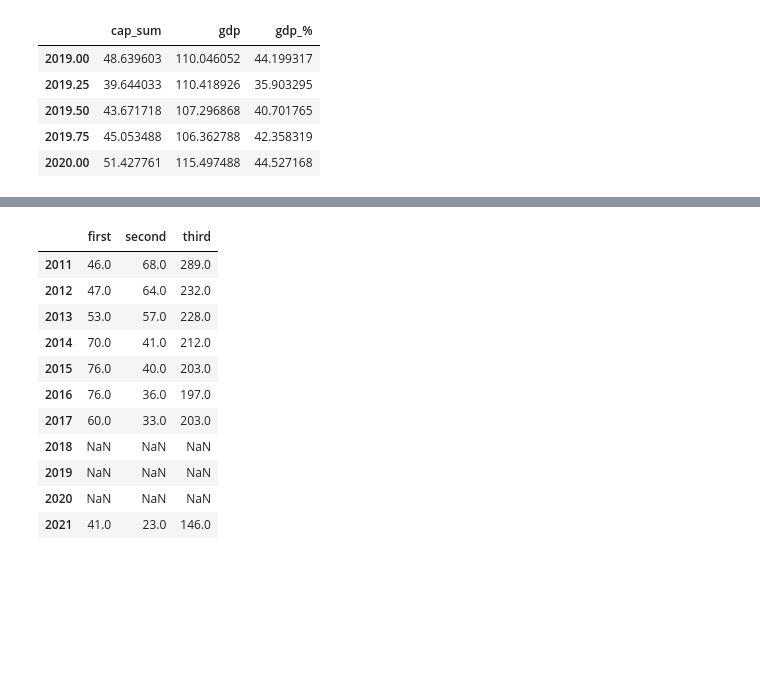
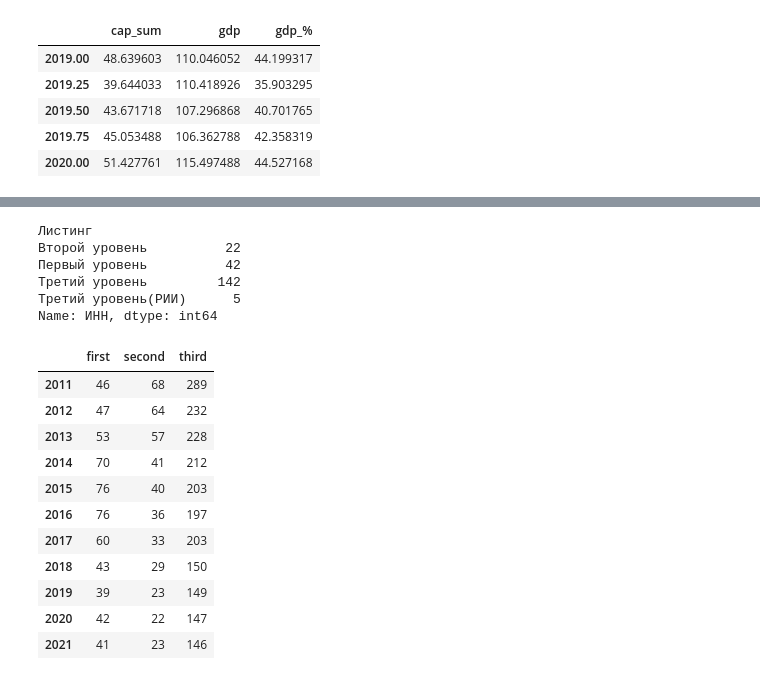
Before and after one commit to kostya-gh/stocks_prediction, a Jupyter notebook: market_cap.ipynb, the cells around one changed output, grey strips where cells are left out. Saved outputs shown, nothing was run; the diff lists cells and outputs as text; code cells hidden in the pictures; blank space fills up the shorter version.

```diff
--- a/market_cap.ipynb
+++ b/market_cap.ipynb
@@ -70,19 +71,29 @@ fig.savefig('market_cap.png', dpi=180)
+# %%
+df_cap = pd.read_excel('list-archive-01122020.xlsx', sheet_name=0, header=0, engine='openpyxl')
+df_cap[df_cap['Тип ценной бумаги'] == 'Акция обыкновенная'].groupby('Листинг')['ИНН'].count()
+# %% [output]
+Листинг
+Второй уровень          22
+Первый уровень          42
+Третий уровень         142
+Третий уровень(РИИ)      5
+Name: ИНН, dtype: int64
 # %%
-emitents = pd.DataFrame({'first': [46, 47, 53, 70, 76, 76, 60, np.nan, np.nan, np.nan, 41],
-                         'second': [68, 64, 57, 41, 40, 36, 33, np.nan, np.nan, np.nan, 23],
-                         'third': [289, 232, 228, 212, 203, 197, 203, np.nan, np.nan, np.nan, 146],
+emitents = pd.DataFrame({'first': [46, 47, 53, 70, 76, 76, 60, 43, 39, 42, 41],
+                         'second': [68, 64, 57, 41, 40, 36, 33, 29, 23, 22, 23],
+                         'third': [289, 232, 228, 212, 203, 197, 203, 150, 149, 147, 146],
                          }, index=range(2011, 2022))
 emitents
 # %% [output]
 |  | first | second | third |
-| 2011 | 46.0 | 68.0 | 289.0 |
-| 2012 | 47.0 | 64.0 | 232.0 |
-| 2013 | 53.0 | 57.0 | 228.0 |
-| 2014 | 70.0 | 41.0 | 212.0 |
-| 2015 | 76.0 | 40.0 | 203.0 |
-| 2016 | 76.0 | 36.0 | 197.0 |
-| 2017 | 60.0 | 33.0 | 203.0 |
-| 2018 | NaN | NaN | NaN |
-| 2019 | NaN | NaN | NaN |
-| 2020 | NaN | NaN | NaN |
-| 2021 | 41.0 | 23.0 | 146.0 |
+| 2011 | 46 | 68 | 289 |
+| 2012 | 47 | 64 | 232 |
+| 2013 | 53 | 57 | 228 |
+| 2014 | 70 | 41 | 212 |
+| 2015 | 76 | 40 | 203 |
+| 2016 | 76 | 36 | 197 |
+| 2017 | 60 | 33 | 203 |
+| 2018 | 43 | 29 | 150 |
+| 2019 | 39 | 23 | 149 |
+| 2020 | 42 | 22 | 147 |
+| 2021 | 41 | 23 | 146 |
```
Also changed, not shown: parts of 9 cells of this notebook.
